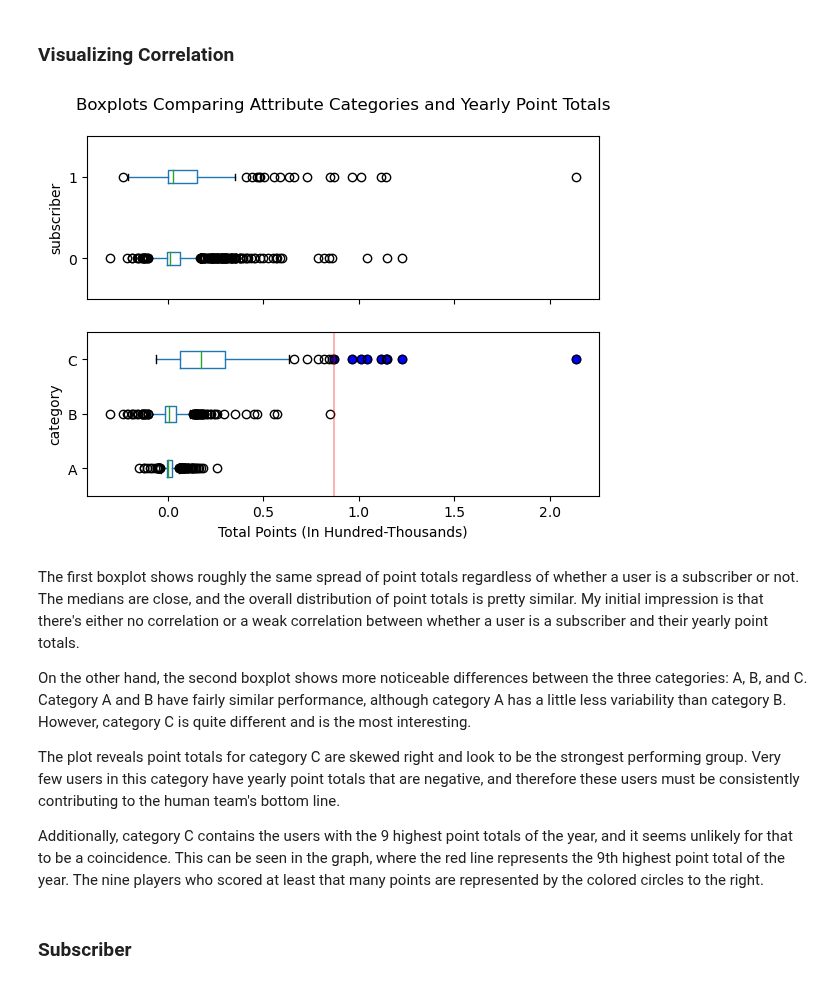
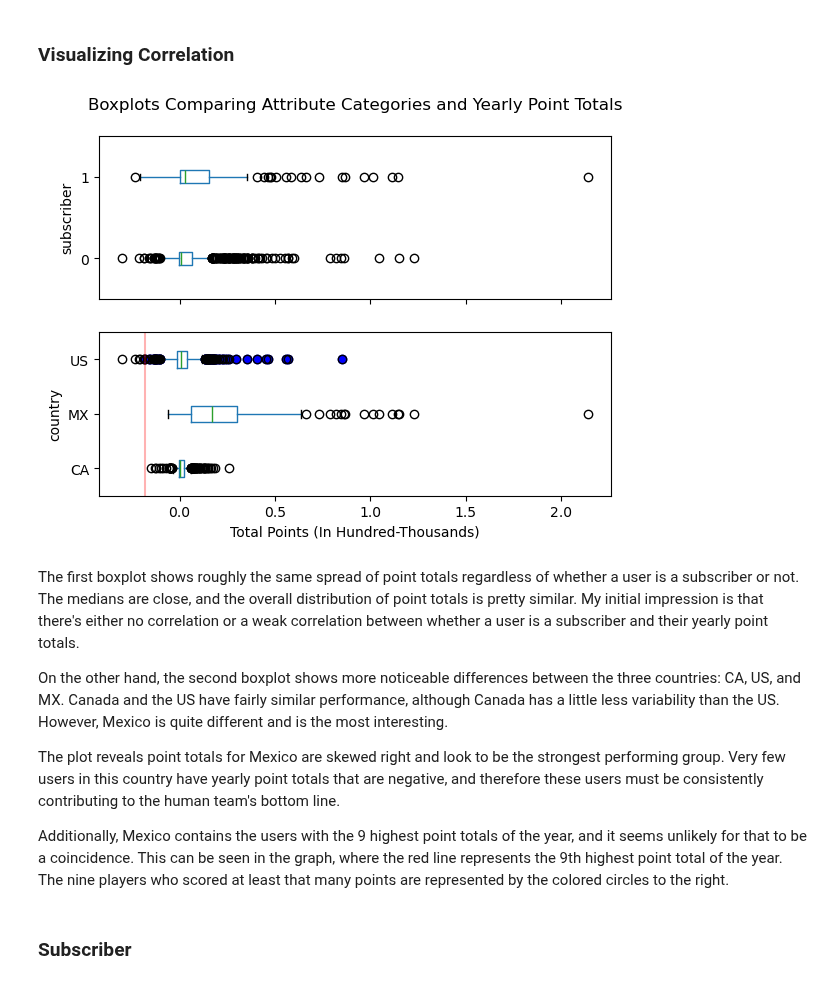
Before and after one commit to papir805/bot_battles_player_analysis, a Jupyter notebook: part3_correlation.ipynb, the cells around one changed output. Drawn from its saved outputs; the diff is of its cells as text; code cells hidden in the pictures.

Commit message:
Updated countries

```diff
--- a/part3_correlation.ipynb
+++ b/part3_correlation.ipynb
@@ -80,41 +80,41 @@ users_attributes_and_tot_points = sql_query_to_pandas_df(sql_query,
 # %%
 fig, ax = plt.subplots(2, 1, sharex=True)
 
 boxplot1 = users_attributes_and_tot_points.boxplot('total_points', by='subscriber', ax=ax[0], vert=False, return_type='both')
 ax[0].set_title(None)
 ax[0].grid(None)
 ax[0].get_xaxis().set_major_formatter(
     matplotlib.ticker.FuncFormatter(lambda x, p: format(round(int(x)/100_000, 2), ',')))
 
-boxplot2 = users_attributes_and_tot_points.boxplot('total_points', by='category', ax=ax[1], vert=False, return_type='both')
+boxplot2 = users_attributes_and_tot_points.boxplot('total_points', by='country', ax=ax[1], vert=False, return_type='both')
 ax[1].set_title(None)
 ax[1].grid(None)
 ax[1].set_xlabel('Total Points (In Hundred-Thousands)')
 
 
 
 fig.suptitle('Boxplots Comparing Attribute Categories and Yearly Point Totals')
 
 x = boxplot2[0][-1]['fliers'][2].get_xdata()
 y = boxplot2[0][-1]['fliers'][2].get_ydata()
 x.sort()
 y.sort()
 x = x[6:]
 y = y[6:]
 
 ax[1].scatter(x, y, color='blue')
 
 ax[1].axvline(x.min(), color='red', linestyle='solid', alpha=0.3);
 # %% [output]
-[figure, old version]
+[figure, new version]
 # %% [markdown]
 The first boxplot shows roughly the same spread of point totals regardless of whether a user is a subscriber or not. The medians are close, and the overall distribution of point totals is pretty similar. My initial impression is that there's either no correlation or a weak correlation between whether a user is a subscriber and their yearly point totals.
 
-On the other hand, the second boxplot shows more noticeable differences between the three categories: A, B, and C. Category A and B have fairly similar performance, although category A has a little less variability than category B. However, category C is quite different and is the most interesting.
+On the other hand, the second boxplot shows more noticeable differences between the three countries: CA, US, and MX. Canada and the US have fairly similar performance, although Canada has a little less variability than the US. However, Mexico is quite different and is the most interesting.
 
-The plot reveals point totals for category C are skewed right and look to be the strongest performing group.  Very few users in this category have yearly point totals that are negative, and therefore these users must be consistently contributing to the human team's bottom line.
+The plot reveals point totals for Mexico are skewed right and look to be the strongest performing group.  Very few users in this country have yearly point totals that are negative, and therefore these users must be consistently contributing to the human team's bottom line.
 
-Additionally, category C contains the users with the 9 highest point totals of the year, and it seems unlikely for that to be a coincidence.  This can be seen in the graph, where the red line represents the 9th highest point total of the year.  The nine players who scored at least that many points are represented by the colored circles to the right.
+Additionally, Mexico contains the users with the 9 highest point totals of the year, and it seems unlikely for that to be a coincidence.  This can be seen in the graph, where the red line represents the 9th highest point total of the year.  The nine players who scored at least that many points are represented by the colored circles to the right.
 # %% [markdown]
 ### Subscriber
 # %%
```
Also changed, not shown: parts of 14 cells of this notebook, 4 other files.
